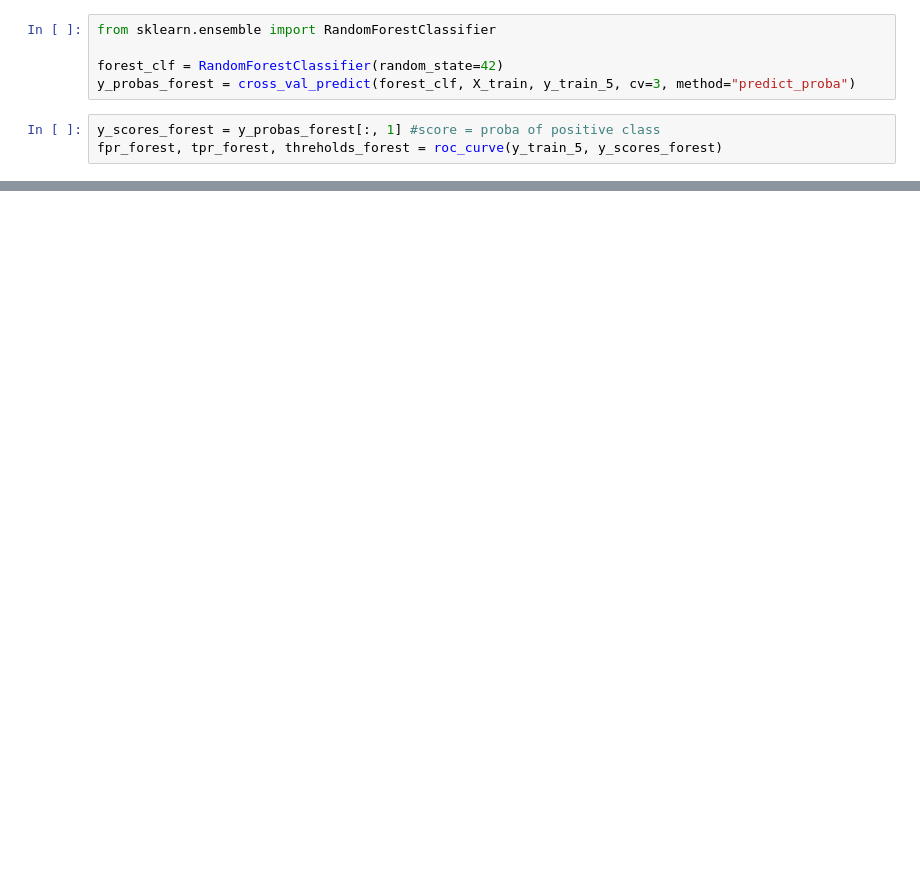
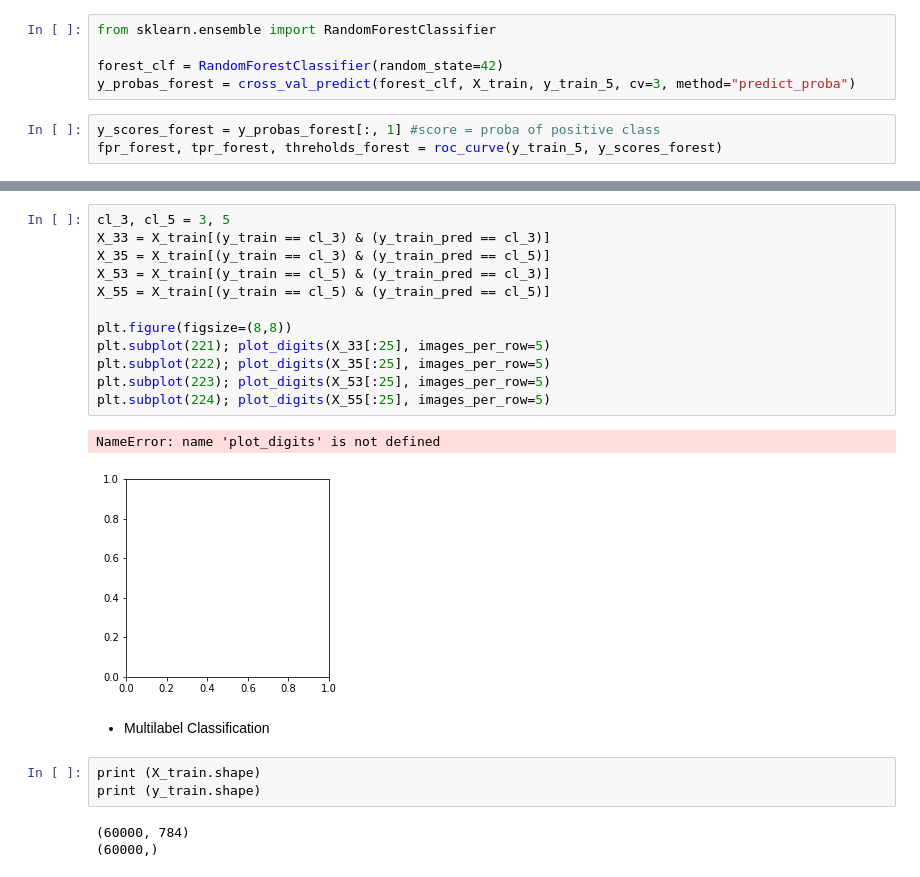
Before and after one commit to binify/ML_in_Testing, a Jupyter notebook: Classification.ipynb, the cells around one changed output, grey strips where cells are left out. Saved outputs shown, nothing was run; the diff lists cells and outputs as text; blank space fills up the shorter version.

```diff
--- a/Classification.ipynb
+++ b/Classification.ipynb
@@ -263,0 +371,23 @@ roc_auc_score(y_train_5, y_scores)
+# %%
+cl_3, cl_5 = 3, 5
+X_33 = X_train[(y_train == cl_3) & (y_train_pred == cl_3)]
+X_35 = X_train[(y_train == cl_3) & (y_train_pred == cl_5)]
+X_53 = X_train[(y_train == cl_5) & (y_train_pred == cl_3)]
+X_55 = X_train[(y_train == cl_5) & (y_train_pred == cl_5)]
+
+plt.figure(figsize=(8,8))
+plt.subplot(221); plot_digits(X_33[:25], images_per_row=5)
+plt.subplot(222); plot_digits(X_35[:25], images_per_row=5)
+plt.subplot(223); plot_digits(X_53[:25], images_per_row=5)
+plt.subplot(224); plot_digits(X_55[:25], images_per_row=5)
+# %% [output]
+NameError: name 'plot_digits' is not defined
+[figure, added]
+# %% [markdown]
+- Multilabel Classification
+# %%
+print (X_train.shape)
+print (y_train.shape)
+# %% [output]
+(60000, 784)
+(60000,)
```
Also changed, not shown: parts of 45 cells of this notebook.
